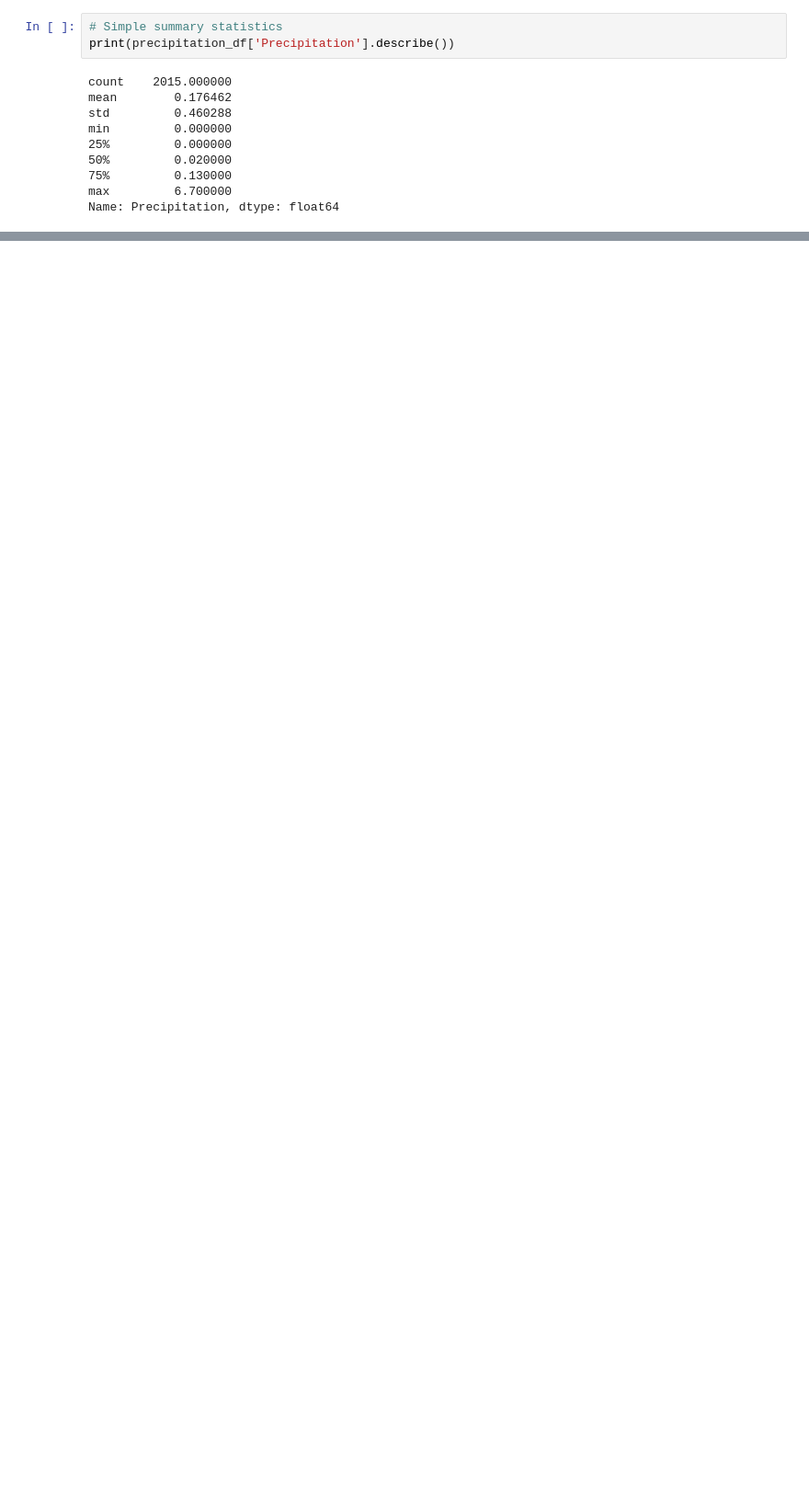
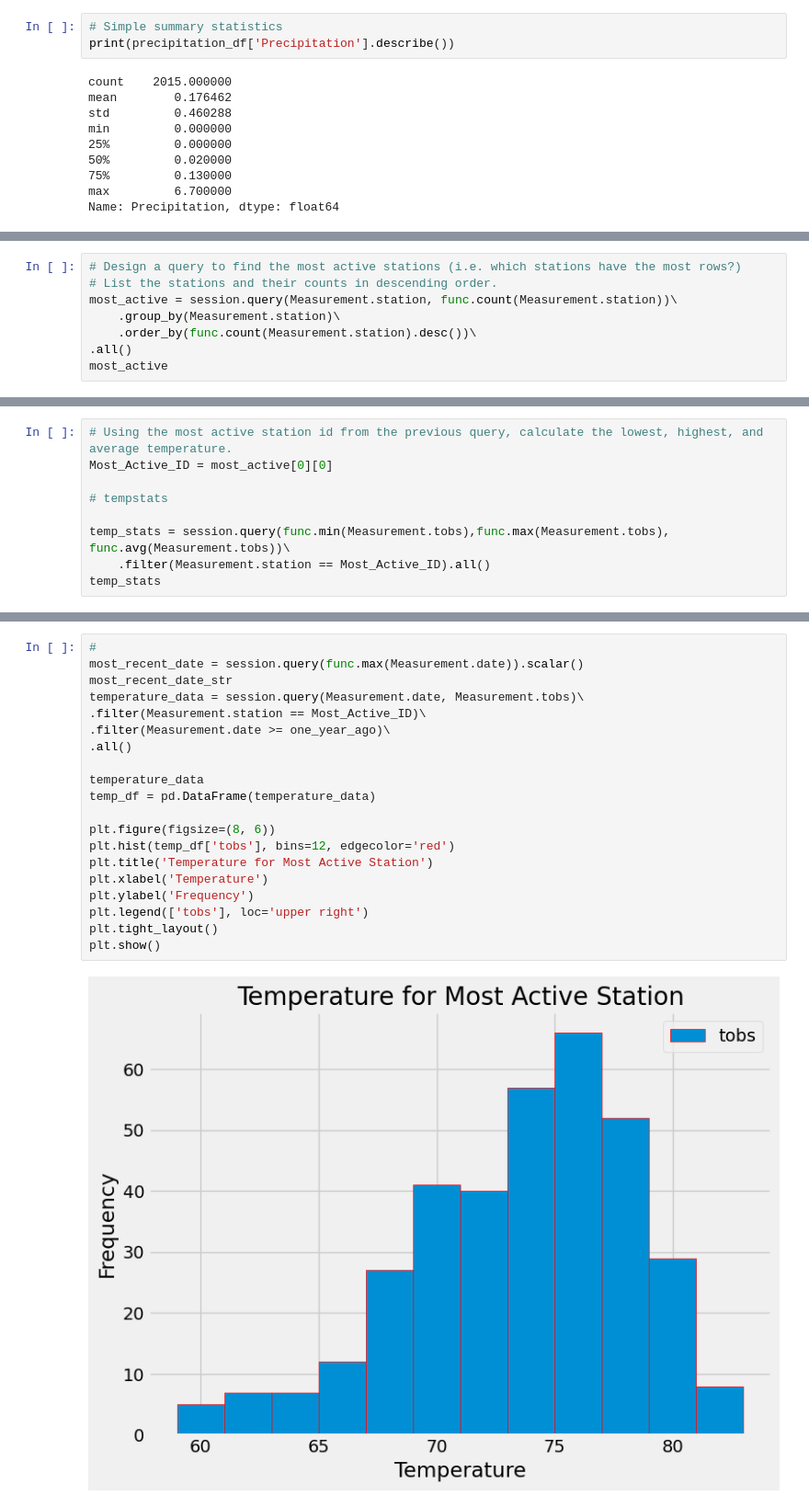
Before and after one commit to Ethan-sev/sqlalchemy-challenge, a Jupyter notebook: Surfs_up/Climate.ipynb, the cells around one changed output, grey strips where cells are left out. Shown at 92% size. Drawn from its saved outputs; the diff is of its cells as text; blank space fills up the shorter version.

```diff
--- a/Surfs_up/Climate.ipynb
+++ b/Surfs_up/Climate.ipynb
@@ -119,0 +128,8 @@ Name: Precipitation, dtype: float64
+# %%
+# Design a query to find the most active stations (i.e. which stations have the most rows?)
+# List the stations and their counts in descending order.
+most_active = session.query(Measurement.station, func.count(Measurement.station))\
+    .group_by(Measurement.station)\
+    .order_by(func.count(Measurement.station).desc())\
+.all()
+most_active
@@ -119,0 +146,9 @@ Name: Precipitation, dtype: float64
+# %%
+# Using the most active station id from the previous query, calculate the lowest, highest, and average temperature.
+Most_Active_ID = most_active[0][0]
+
+# tempstats
+
+temp_stats = session.query(func.min(Measurement.tobs),func.max(Measurement.tobs), func.avg(Measurement.tobs))\
+    .filter(Measurement.station == Most_Active_ID).all()
+temp_stats
@@ -119,0 +157,22 @@ Name: Precipitation, dtype: float64
+# %%
+#
+most_recent_date = session.query(func.max(Measurement.date)).scalar()
+most_recent_date_str
+temperature_data = session.query(Measurement.date, Measurement.tobs)\
+.filter(Measurement.station == Most_Active_ID)\
+.filter(Measurement.date >= one_year_ago)\
+.all()
+
+temperature_data
+temp_df = pd.DataFrame(temperature_data)
+
+plt.figure(figsize=(8, 6))
+plt.hist(temp_df['tobs'], bins=12, edgecolor='red')
+plt.title('Temperature for Most Active Station')
+plt.xlabel('Temperature')
+plt.ylabel('Frequency')
+plt.legend(['tobs'], loc='upper right')
+plt.tight_layout()
+plt.show()
+# %% [output]
+[figure, added]
```
Also changed, not shown: parts of 6 cells of this notebook.
